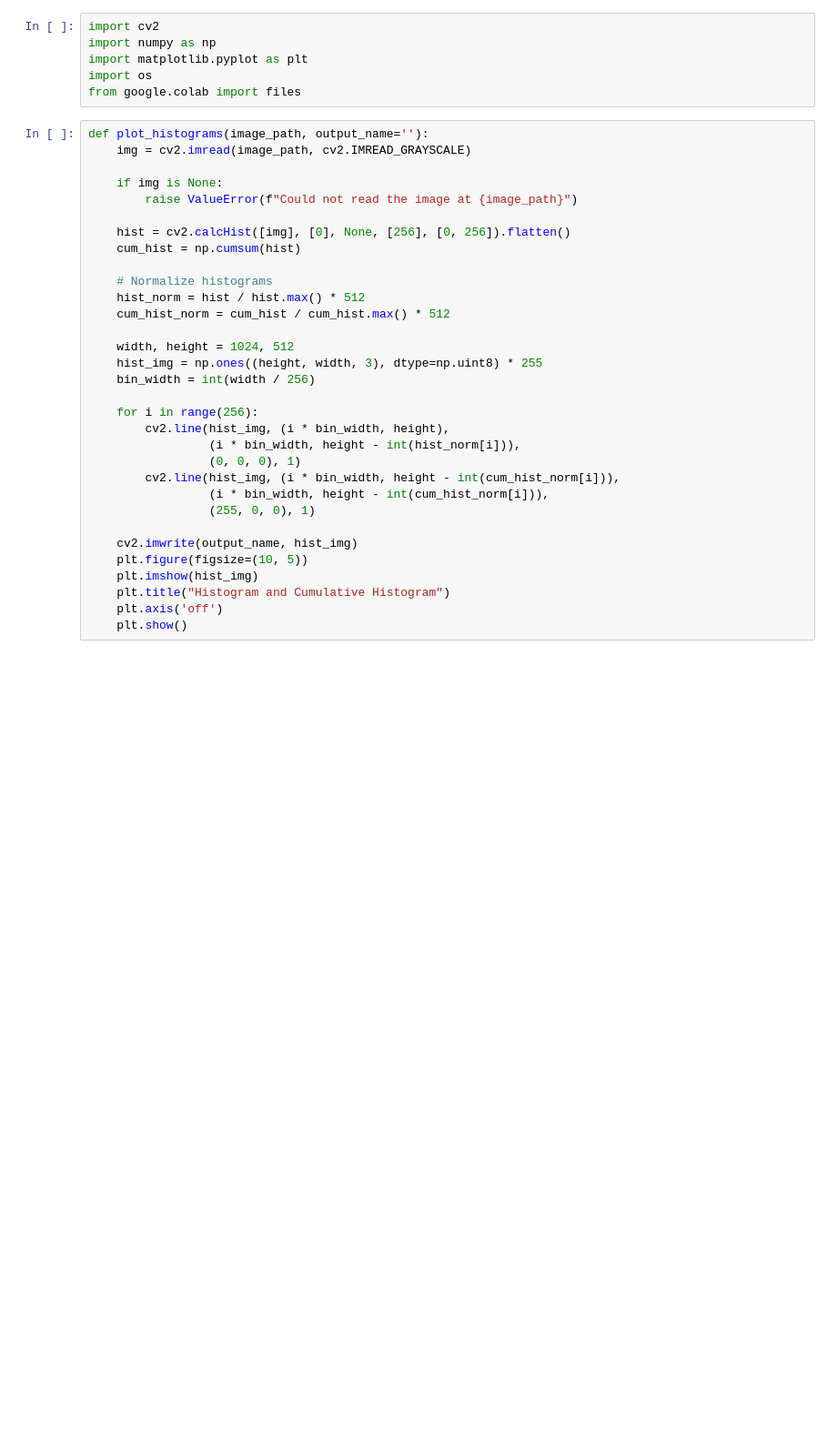
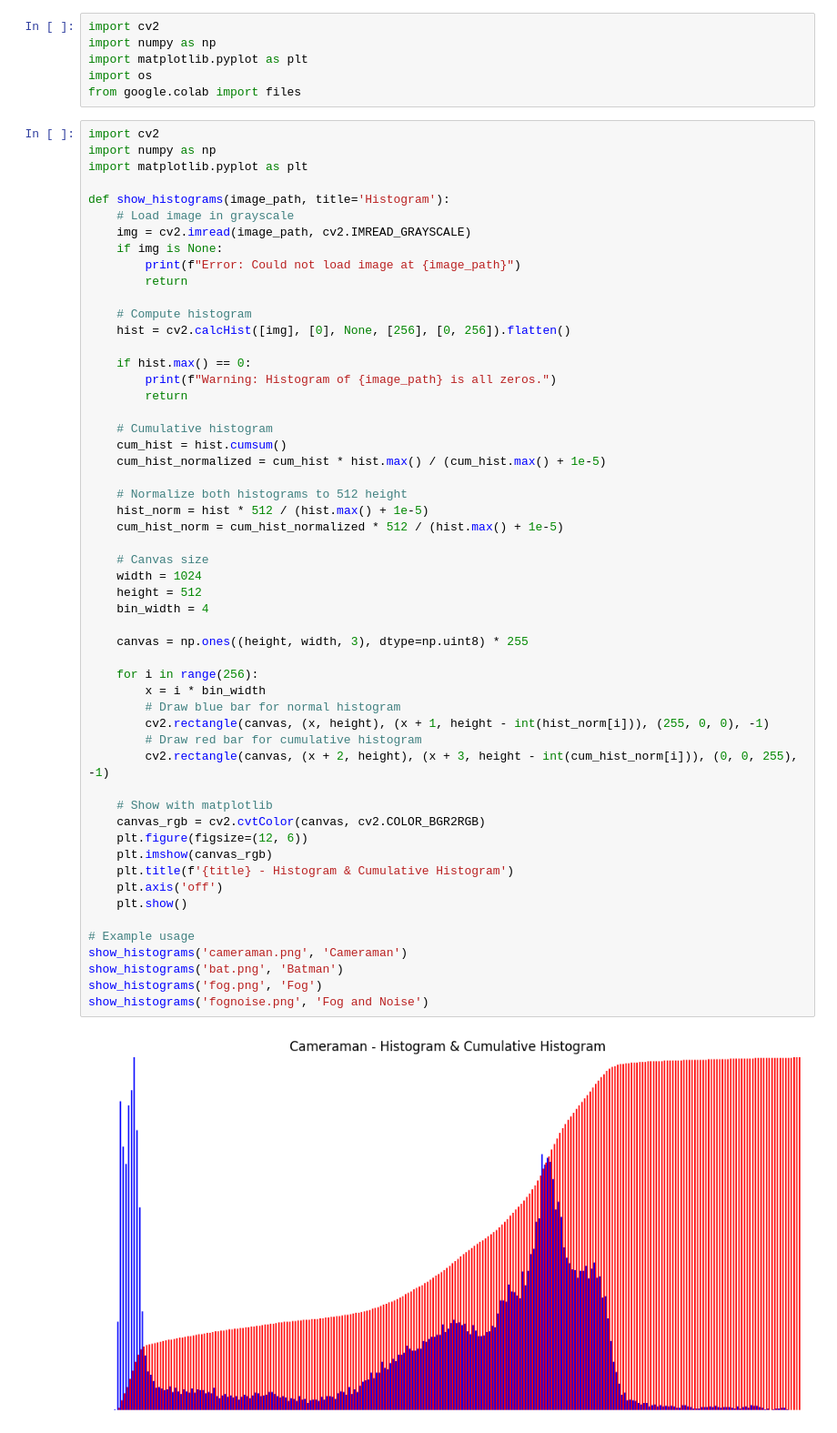
Before and after one commit to G-K-Saber/OpenGLMeshLoader, a Jupyter notebook: Assignment2CV.ipynb, the cells around one changed output. Shown at 91% size. Saved outputs shown, nothing was run; the diff lists cells and outputs as text; blank space fills up the shorter version.

```diff
--- a/Assignment2CV.ipynb
+++ b/Assignment2CV.ipynb
@@ -7,34 +7,58 @@ import matplotlib.pyplot as plt
 import os
 from google.colab import files
 # %%
-def plot_histograms(image_path, output_name=''):
+import cv2
+import numpy as np
+import matplotlib.pyplot as plt
+
+def show_histograms(image_path, title='Histogram'):
+    # Load image in grayscale
     img = cv2.imread(image_path, cv2.IMREAD_GRAYSCALE)
+    if img is None:
+        print(f"Error: Could not load image at {image_path}")
+        return
 
-    if img is None:
-        raise ValueError(f"Could not read the image at {image_path}")
+    # Compute histogram
+    hist = cv2.calcHist([img], [0], None, [256], [0, 256]).flatten()
 
-    hist = cv2.calcHist([img], [0], None, [256], [0, 256]).flatten()
-    cum_hist = np.cumsum(hist)
+    if hist.max() == 0:
+        print(f"Warning: Histogram of {image_path} is all zeros.")
+        return
 
-    # Normalize histograms
-    hist_norm = hist / hist.max() * 512
-    cum_hist_norm = cum_hist / cum_hist.max() * 512
+    # Cumulative histogram
+    cum_hist = hist.cumsum()
+    cum_hist_normalized = cum_hist * hist.max() / (cum_hist.max() + 1e-5)
 
-    width, height = 1024, 512
-    hist_img = np.ones((height, width, 3), dtype=np.uint8) * 255
-    bin_width = int(width / 256)
+    # Normalize both histograms to 512 height
+    hist_norm = hist * 512 / (hist.max() + 1e-5)
+    cum_hist_norm = cum_hist_normalized * 512 / (hist.max() + 1e-5)
+
+    # Canvas size
+    width = 1024
+    height = 512
+    bin_width = 4
+
+    canvas = np.ones((height, width, 3), dtype=np.uint8) * 255
 
     for i in range(256):
-        cv2.line(hist_img, (i * bin_width, height),
-                 (i * bin_width, height - int(hist_norm[i])),
-                 (0, 0, 0), 1)
-        cv2.line(hist_img, (i * bin_width, height - int(cum_hist_norm[i])),
-                 (i * bin_width, height - int(cum_hist_norm[i])),
-                 (255, 0, 0), 1)
+        x = i * bin_width
+        # Draw blue bar for normal histogram
+        cv2.rectangle(canvas, (x, height), (x + 1, height - int(hist_norm[i])), (255, 0, 0), -1)
+        # Draw red bar for cumulative histogram
+        cv2.rectangle(canvas, (x + 2, height), (x + 3, height - int(cum_hist_norm[i])), (0, 0, 255), -1)
 
-    cv2.imwrite(output_name, hist_img)
-    plt.figure(figsize=(10, 5))
-    plt.imshow(hist_img)
-    plt.title("Histogram and Cumulative Histogram")
+    # Show with matplotlib
+    canvas_rgb = cv2.cvtColor(canvas, cv2.COLOR_BGR2RGB)
+    plt.figure(figsize=(12, 6))
+    plt.imshow(canvas_rgb)
+    plt.title(f'{title} - Histogram & Cumulative Histogram')
     plt.axis('off')
     plt.show()
+
+# Example usage
+show_histograms('cameraman.png', 'Cameraman')
+show_histograms('bat.png', 'Batman')
+show_histograms('fog.png', 'Fog')
+show_histograms('fognoise.png', 'Fog and Noise')
+# %% [output]
+[figure, added]
```
Also changed, not shown: parts of 11 cells of this notebook.
